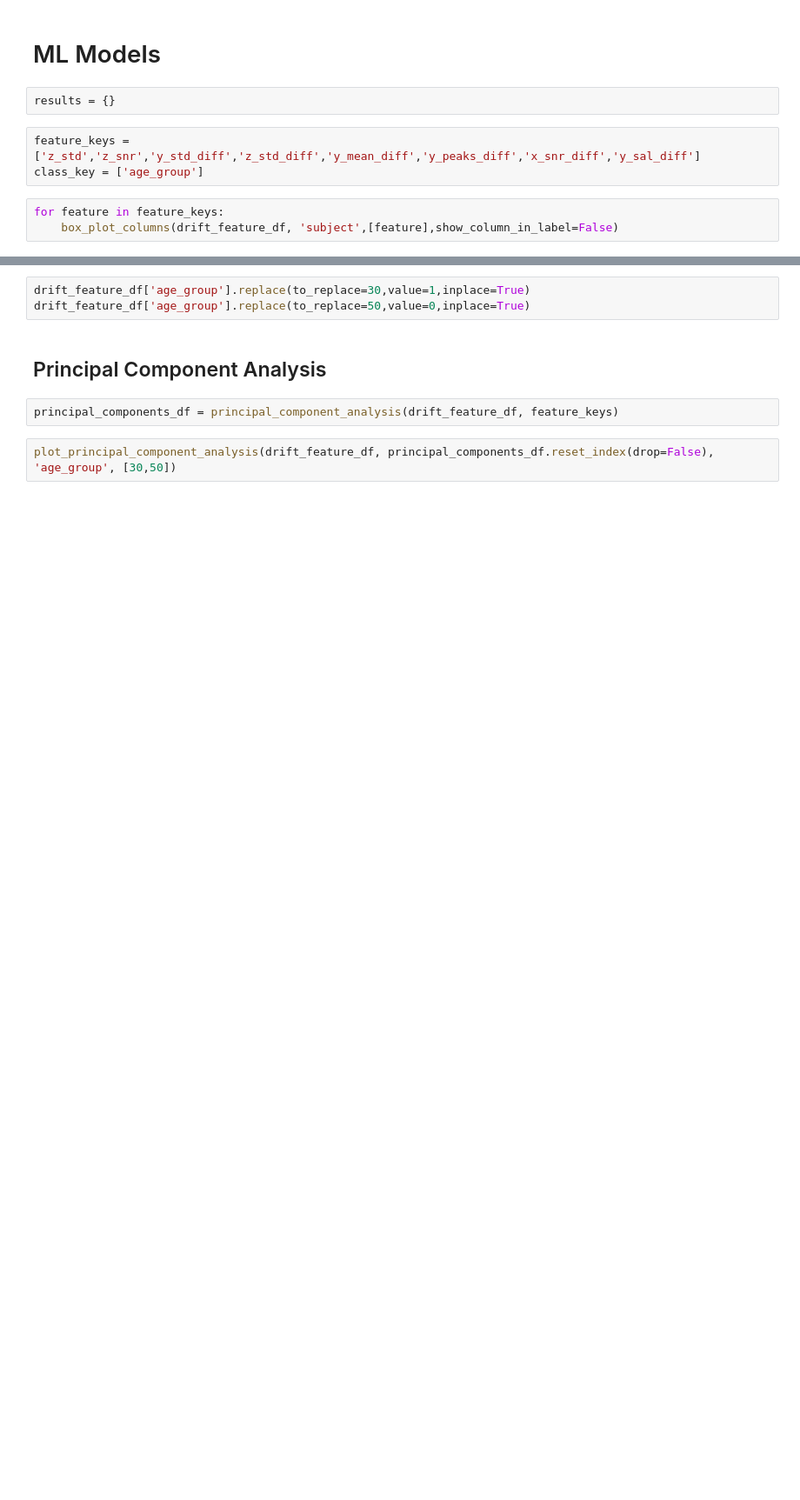
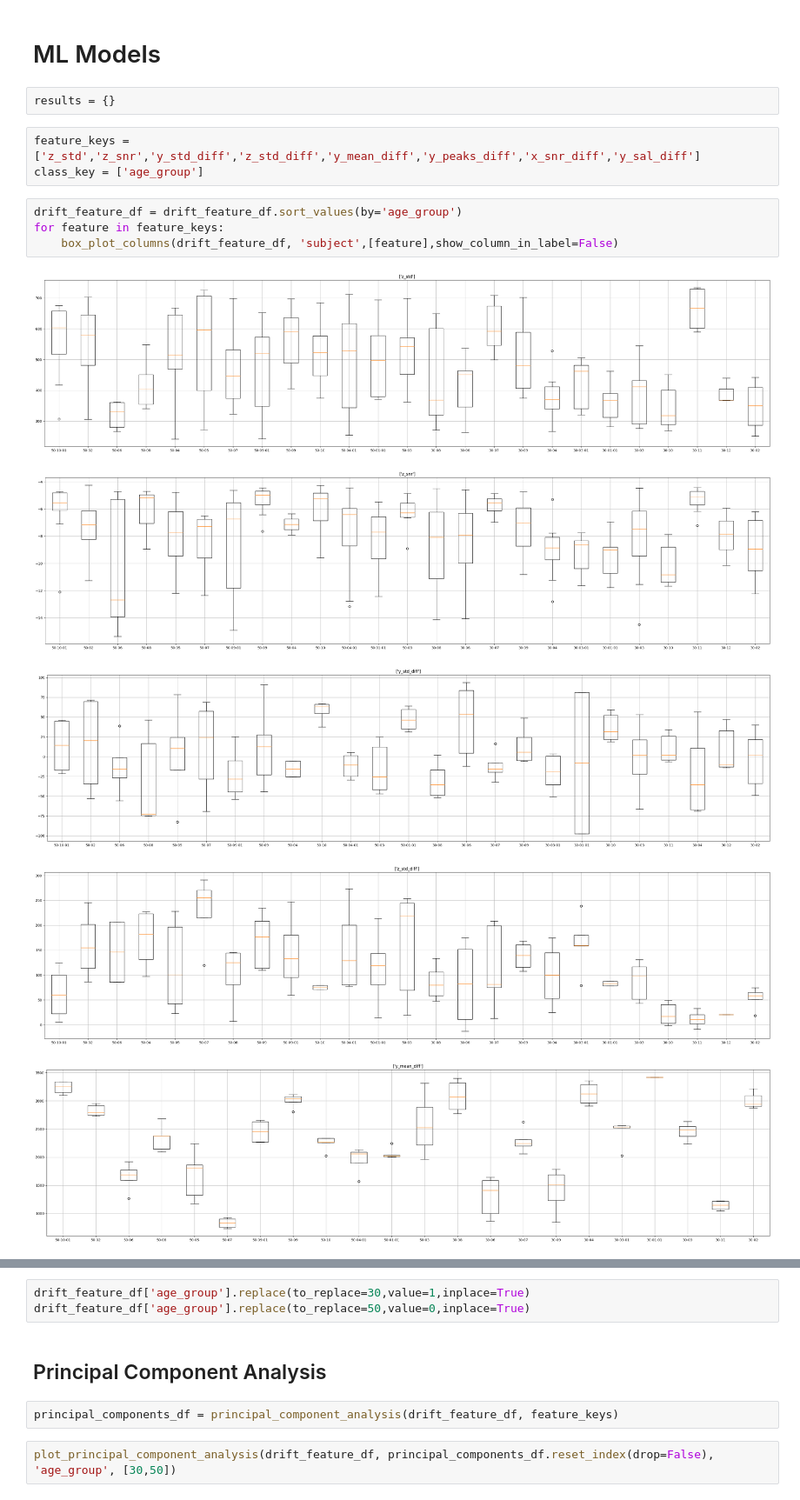
Before and after one commit to t1m0/master_thesis_analysis, a Jupyter notebook: 06_drift_analysis.ipynb, the cells around one changed output, grey strips where cells are left out. Shown at 87% size. Saved outputs shown, nothing was run; the diff lists cells and outputs as text; blank space fills up the shorter version.

Commit message:
Sort feature boxplots based on age groups

```diff
--- a/06_drift_analysis.ipynb
+++ b/06_drift_analysis.ipynb
@@ -117,5 +206,12 @@ results = {}
 feature_keys = ['z_std','z_snr','y_std_diff','z_std_diff','y_mean_diff','y_peaks_diff','x_snr_diff','y_sal_diff']
 class_key = ['age_group']
 # %%
+drift_feature_df = drift_feature_df.sort_values(by='age_group')
 for feature in feature_keys:
     box_plot_columns(drift_feature_df, 'subject',[feature],show_column_in_label=False)
+# %% [output]
+[figure, added]
+[figure, added]
+[figure, added]
+[figure, added]
+[figure, added]
```
Also changed, not shown: parts of 17 cells of this notebook, 3 other files.
